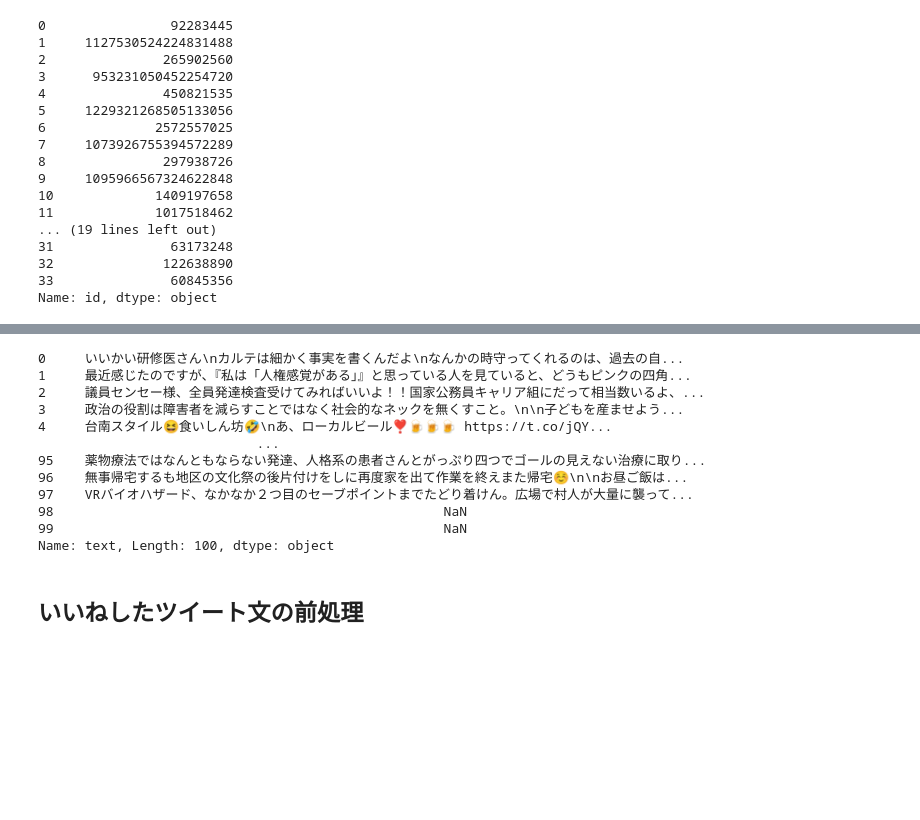
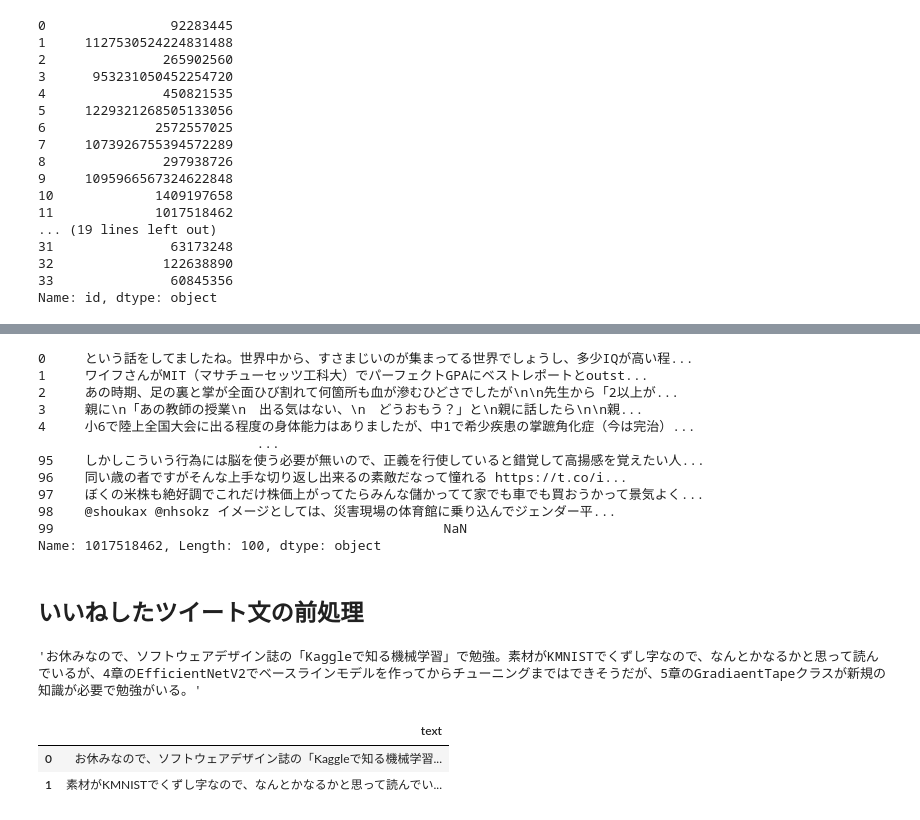
Before and after one commit to fregean/reserch_target_twitter, a Jupyter notebook: data/data_extract.ipynb, the cells around one changed output, grey strips where cells are left out. Cells and saved outputs as stored; diff of their text form; code cells hidden in the pictures; blank space fills up the shorter version.

```diff
--- a/data/data_extract.ipynb
+++ b/data/data_extract.ipynb
@@ -161,18 +267,36 @@ df_liked_tweets
 # %%
 # ユーザー一人のいいねしたツイート
-df_liked_tweets['1017518462']['text']
+df_liked_tweets_text['1017518462']
 # %% [output]
-0     いいかい研修医さん\nカルテは細かく事実を書くんだよ\nなんかの時守ってくれるのは、過去の自...
-1     最近感じたのですが、『私は「人権感覚がある」』と思っている人を見ていると、どうもピンクの四角...
-2     議員センセー様、全員発達検査受けてみればいいよ！！国家公務員キャリア組にだって相当数いるよ、...
-3     政治の役割は障害者を減らすことではなく社会的なネックを無くすこと。\n\n子どもを産ませよう...
-4     台南スタイル😆食いしん坊🤣\nあ、ローカルビール❣️🍺🍺🍺 https://t.co/jQY...
+0     という話をしてましたね。世界中から、すさまじいのが集まってる世界でしょうし、多少IQが高い程...
+1     ワイフさんがMIT（マサチューセッツ工科大）でパーフェクトGPAにベストレポートとoutst...
+2     あの時期、足の裏と掌が全面ひび割れて何箇所も血が滲むひどさでしたが\n\n先生から「2以上が...
+3     親に\n「あの教師の授業\n　出る気はない、\n　どうおもう？」と\n親に話したら\n\n親...
+4     小6で陸上全国大会に出る程度の身体能力はありましたが、中1で希少疾患の掌蹠角化症（今は完治）...
                             ...
-95    薬物療法ではなんともならない発達、人格系の患者さんとがっぷり四つでゴールの見えない治療に取り...
-96    無事帰宅するも地区の文化祭の後片付けをしに再度家を出て作業を終えまた帰宅☺\n\nお昼ご飯は...
-97    VRバイオハザード、なかなか２つ目のセーブポイントまでたどり着けん。広場で村人が大量に襲って...
-98                                                  NaN
+95    しかしこういう行為には脳を使う必要が無いので、正義を行使していると錯覚して高揚感を覚えたい人...
+96    同い歳の者ですがそんな上手な切り返し出来るの素敵だなって憧れる https://t.co/i...
+97    ぼくの米株も絶好調でこれだけ株価上がってたらみんな儲かってて家でも車でも買おうかって景気よく...
+98    @shoukax @nhsokz イメージとしては、災害現場の体育館に乗り込んでジェンダー平...
 99                                                  NaN
-Name: text, Length: 100, dtype: object
+Name: 1017518462, Length: 100, dtype: object
 # %% [markdown]
 ## いいねしたツイート文の前処理
+# %%
+# 元のツイート文の前処理
+
+target_texts = df_tweets.iloc[2]['text']
+target_texts
+# %% [output]
+'お休みなので、ソフトウェアデザイン誌の「Kaggleで知る機械学習」で勉強。素材がKMNISTでくずし字なので、なんとかなるかと思って読んでいるが、4章のEfficientNetV2でベースラインモデルを作ってからチューニングまではできそうだが、5章のGradiaentTapeクラスが新規の知識が必要で勉強がいる。'
+# %%
+split_punc2 = functools.partial(split_punctuation, punctuations=r"。!?")
+concat_tail_no = functools.partial(concatenate_matching, former_matching_rule=r"^(?P<result>.+)(の)$", remove_former_matched=False)
+segmenter = make_pipeline(normalize, split_newline, concat_tail_no, split_punc2)
+
+target_texts = pd.DataFrame(segmenter(target_texts), columns=['text'])
+target_texts
+# %% [output]
+|  | text |
+| 0 | お休みなので、ソフトウェアデザイン誌の「Kaggleで知る機械学習... |
+| 1 | 素材がKMNISTでくずし字なので、なんとかなるかと思って読んでい... |
```
Also changed, not shown: parts of 18 cells of this notebook.
